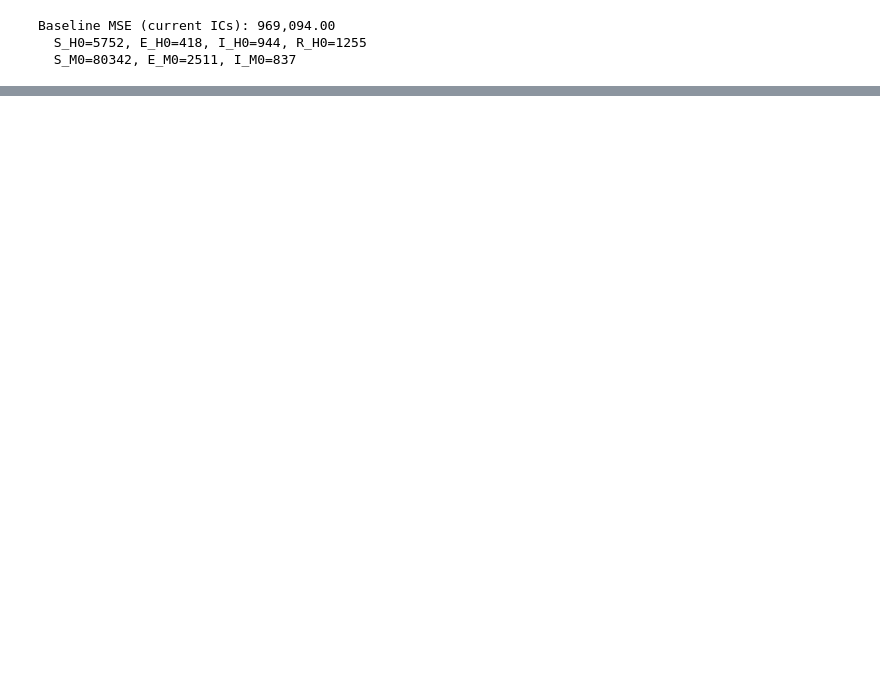
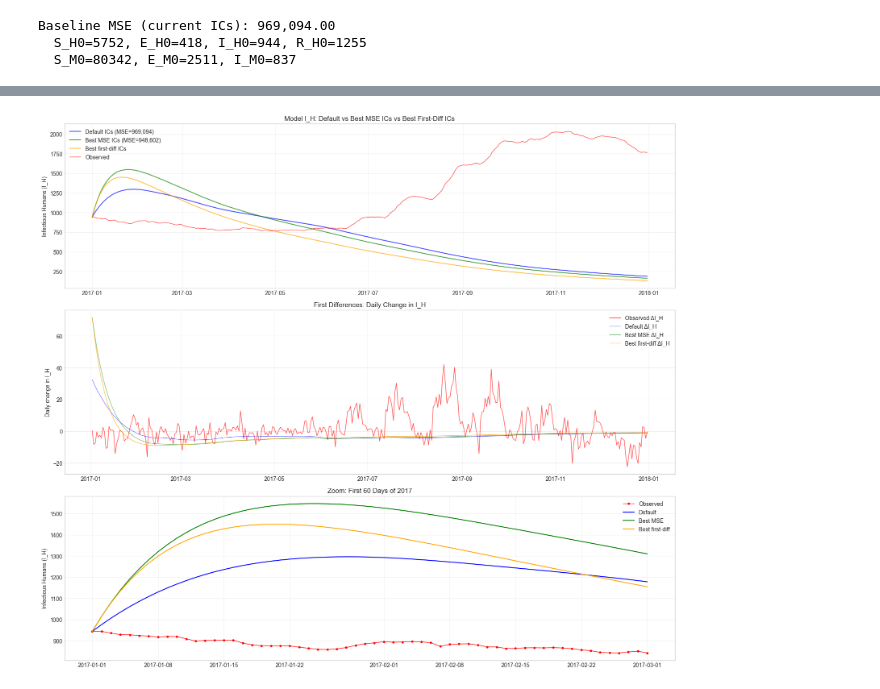
Before and after one commit to RaphaLevy/Study_on_malaria_dynamics_v2, a Jupyter notebook: models/seirs_sei/year_one/SEIRS_SEI_ODE_IC_Calibration.ipynb, the cells around one changed output, grey strips where cells are left out. Drawn from its saved outputs; the diff is of its cells as text; code cells hidden in the pictures; blank space fills up the shorter version.

```diff
--- a/models/seirs_sei/year_one/SEIRS_SEI_ODE_IC_Calibration.ipynb
+++ b/models/seirs_sei/year_one/SEIRS_SEI_ODE_IC_Calibration.ipynb
@@ -252,0 +556,67 @@ plt.show()
+# %%
+#### Compare: original MSE ICs vs first-difference ICs
+opt_init_state_fd = np.array([opt_S_H0_fd, opt_E_H0_fd, I_H0, opt_R_H0_fd, opt_S_M0_fd, opt_E_M0_fd, opt_I_M0_fd])
+dates_fd, IH_fd = run_simulation_with_IC(opt_init_state_fd)
+
+# Build the original-optimized state from earlier grid 1 results
+orig_sh = 0.75  # replaced by latest grid 1 best
+orig_eh = 0.05  # replaced by latest grid 1 best
+orig_im = 0.02
+orig_S_H0 = round(orig_sh * N_2017)
+orig_E_H0 = round(orig_eh * N_2017)
+orig_I_M0 = round(orig_im * M_0)
+orig_E_M0 = round(3 * orig_I_M0)
+orig_R_H0 = N_2017 - orig_S_H0 - orig_E_H0 - I_H0
+orig_S_M0 = M_0 - orig_E_M0 - orig_I_M0
+opt_init_state = np.array([orig_S_H0, orig_E_H0, I_H0, orig_R_H0, orig_S_M0, orig_E_M0, orig_I_M0])
+
+# Compute MSE for this manually constructed state
+d_orig, ih_orig = run_simulation_with_IC(opt_init_state)
+interp_orig = interp1d(pd.to_datetime(d_orig).astype(np.int64), ih_orig, kind='linear', fill_value='extrapolate')
+obs_int = rural_cases_df['date'].astype(np.int64).values
+model_at_obs_orig = interp_orig(obs_int)
+observed = rural_cases_df['active_total'].values
+orig_abs_mse = np.mean((model_at_obs_orig - observed) ** 2)
+
+fig, axes = plt.subplots(3, 1, figsize=(16, 14))
+
+# Top: absolute I_H
+ax1 = axes[0]
+ax1.plot(pd.to_datetime(dates_base), IH_base, 'b-', linewidth=1.5, alpha=0.7,
+         label=f'Default ICs (MSE={baseline_mse:,.0f})')
+ax1.plot(pd.to_datetime(dates_opt), IH_opt, 'g-', linewidth=1.5, alpha=0.7,
+         label=f'Best MSE ICs (MSE={orig_abs_mse:,.0f})')
+ax1.plot(pd.to_datetime(dates_fd), IH_fd, 'orange', linewidth=1.5, alpha=0.7,
+         label=f'Best first-diff ICs')
+ax1.plot(rural_cases_df['date'], rural_cases_df['active_total'], 'r-', linewidth=1.0, alpha=0.7, label='Observed')
+ax1.set_ylabel('Infectious Humans (I_H)')
+ax1.set_title('Model I_H: Default vs Best MSE ICs vs Best First-Diff ICs')
+ax1.legend(); ax1.grid(True, alpha=0.3)
+
+# Middle: first differences (daily change)
+ax2 = axes[1]
+ax2.plot(pd.to_datetime(rural_cases_df['date'].values[1:]),
+         np.diff(rural_cases_df['active_total'].values), 'r-', linewidth=1.0, alpha=0.7, label='Observed ΔI_H')
+ax2.plot(pd.to_datetime(dates_base)[1:], np.diff(IH_base), 'b-', linewidth=1.0, alpha=0.5, label='Default ΔI_H')
+ax2.plot(pd.to_datetime(dates_opt)[1:], np.diff(IH_opt), 'g-', linewidth=1.0, alpha=0.5, label='Best MSE ΔI_H')
+ax2.plot(pd.to_datetime(dates_fd)[1:], np.diff(IH_fd), 'orange', linewidth=1.0, alpha=0.7, label='Best first-diff ΔI_H')
+ax2.set_ylabel('Daily change in I_H')
+ax2.set_title('First Differences: Daily Change in I_H')
+ax2.legend(); ax2.grid(True, alpha=0.3)
+
+# Bottom: zoom to first 60 days
+ax3 = axes[2]
+n_zoom = 60
+ax3.plot(rural_cases_df['date'].values[:n_zoom], rural_cases_df['active_total'].values[:n_zoom],
+         'ro-', markersize=3, linewidth=1.0, label='Observed')
+ax3.plot(pd.to_datetime(dates_base)[:n_zoom], IH_base[:n_zoom], 'b-', linewidth=1.5, label='Default')
+ax3.plot(pd.to_datetime(dates_opt)[:n_zoom], IH_opt[:n_zoom], 'g-', linewidth=1.5, label='Best MSE')
+ax3.plot(pd.to_datetime(dates_fd)[:n_zoom], IH_fd[:n_zoom], 'orange', linewidth=1.5, label='Best first-diff')
+ax3.set_ylabel('Infectious Humans (I_H)')
+ax3.set_title(f'Zoom: First {n_zoom} Days of 2017')
+ax3.legend(); ax3.grid(True, alpha=0.3)
+
+plt.tight_layout()
+plt.show()
+# %% [output]
+[figure, added]
```
Also changed, not shown: parts of 16 cells of this notebook.
